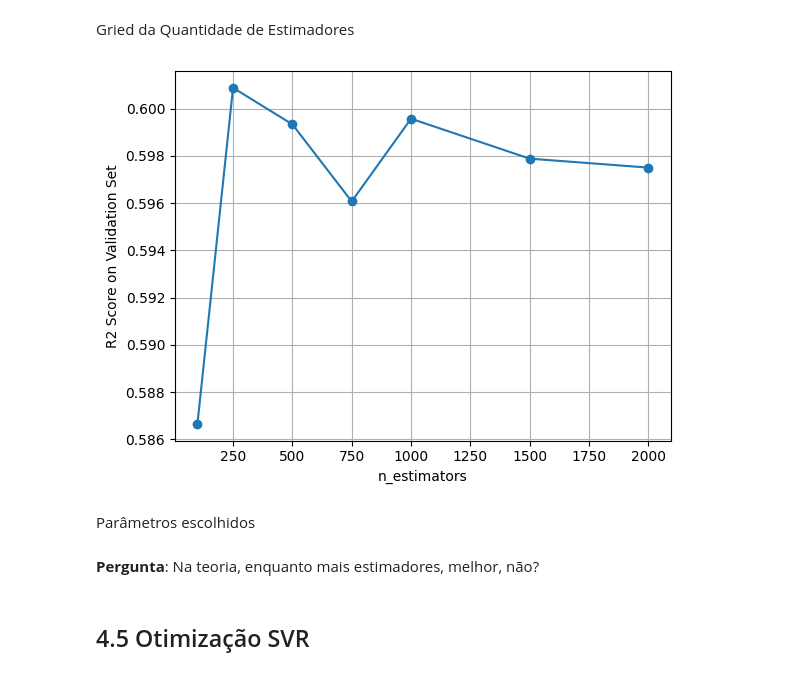
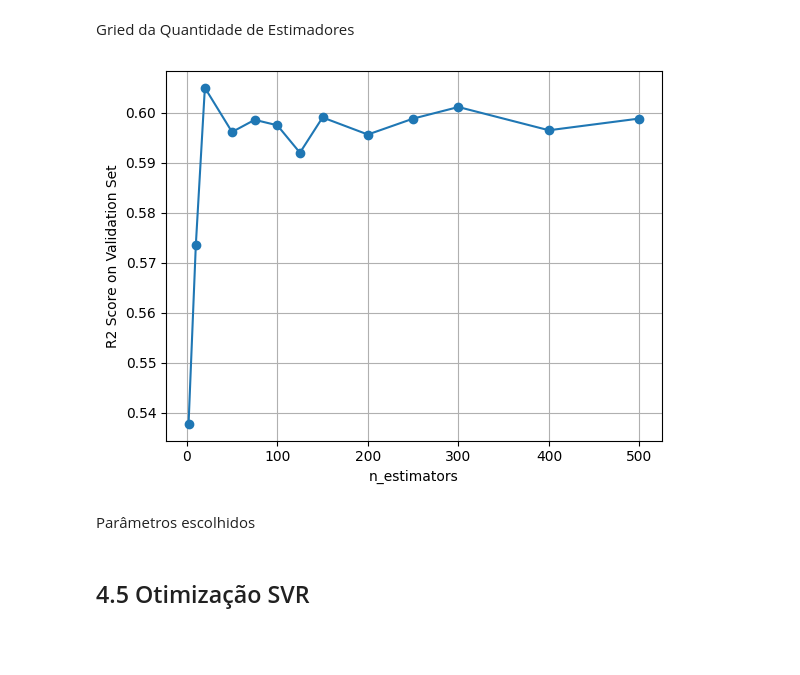
Before and after one commit to c-mmonteiro/t2-aprendizado, a Jupyter notebook: trabalho.ipynb, the cells around one changed output. Drawn from its saved outputs; the diff is of its cells as text; code cells hidden in the pictures; blank space fills up the shorter version.

```diff
--- a/trabalho.ipynb
+++ b/trabalho.ipynb
@@ -331,8 +332,12 @@ def make_model(size_hidden=250, lr=10.0**-3, batch_size=32, epochs=75):
                   loss='mean_squared_error',
                   metrics=['mse'])
 
-    model.fit(X_train, y_train, epochs=epochs, batch_size=batch_size,
-              validation_data=(X_val, y_val))
+    scaler = MinMaxScaler()
+    X_train_scaled = scaler.fit_transform(X_train)
+    X_val_scaled = scaler.transform(X_val)
+
+    model.fit(X_train_scaled, y_train, epochs=epochs, batch_size=batch_size,
+              validation_data=(X_val_scaled, y_val))
 
     return model
 # %%
@@ -400,0 +442,3 @@ Baseando-se nos resultados acima observados, escolhe-se a taxa de aprendizado de
+# %%
+model = make_model(size_hidden=250, lr=10.0**-3, batch_size=32, epochs=250)
+plots(model.history)
@@ -588,21 +653,21 @@ Melhor score de validação: 0.5998922989968105
 Gried da Quantidade de Estimadores
 # %%
 score_list = []
-n_estimators_list = [100, 250, 500, 750, 1000, 1500, 2000]
+n_estimators_list = [2, 10, 20, 50, 75, 100, 125, 150, 200, 250, 300, 400, 500]
 
 for n_estimators in n_estimators_list:
 
     model = RandomForestRegressor(n_estimators=n_estimators, min_samples_leaf=10, min_samples_split=10)
     model.fit(X_train, y_train)
     y_pred = model.predict(X_val)
     score_list.append(model.score(X_val, y_val))
 
 plt.plot(n_estimators_list, score_list, 'o-')
 plt.xlabel('n_estimators')
 plt.ylabel('R2 Score on Validation Set')
 plt.grid()
 # %% [output]
-[figure, old version]
+[figure, new version]
 # %% [markdown]
 Parâmetros escolhidos
 # %%
@@ -610,7 +675,5 @@ param_grid = {'n_estimators' : [250],
               'min_samples_split' : [10],
               'min_samples_leaf' : [10]}
-# %% [markdown]
-**Pergunta**: Na teoria, enquanto mais estimadores, melhor, não?
 # %% [markdown]
 ## 4.5 Otimização SVR
 # %%
```
Also changed, not shown: parts of 19 cells of this notebook, 1 other file.
